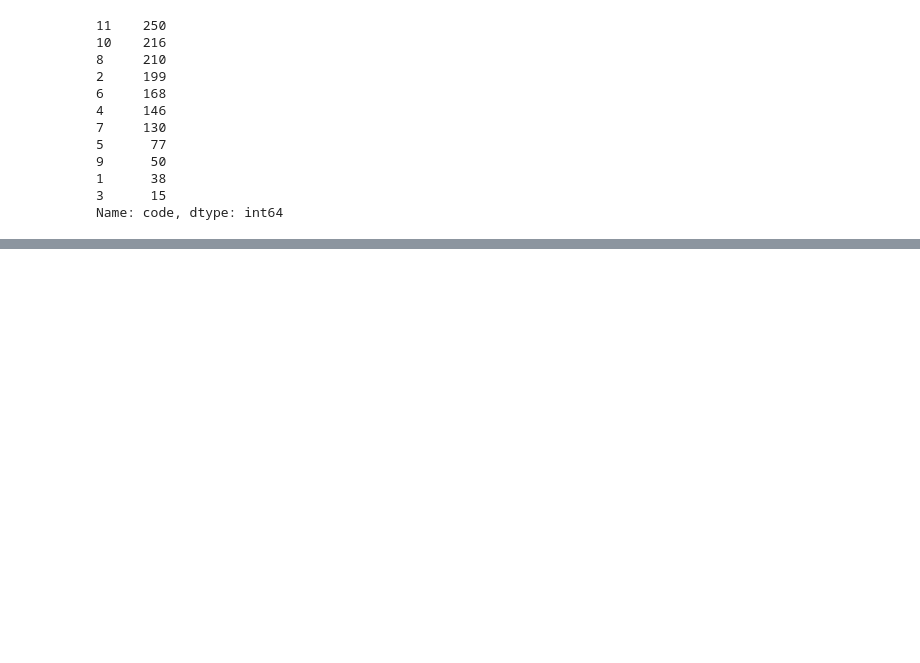
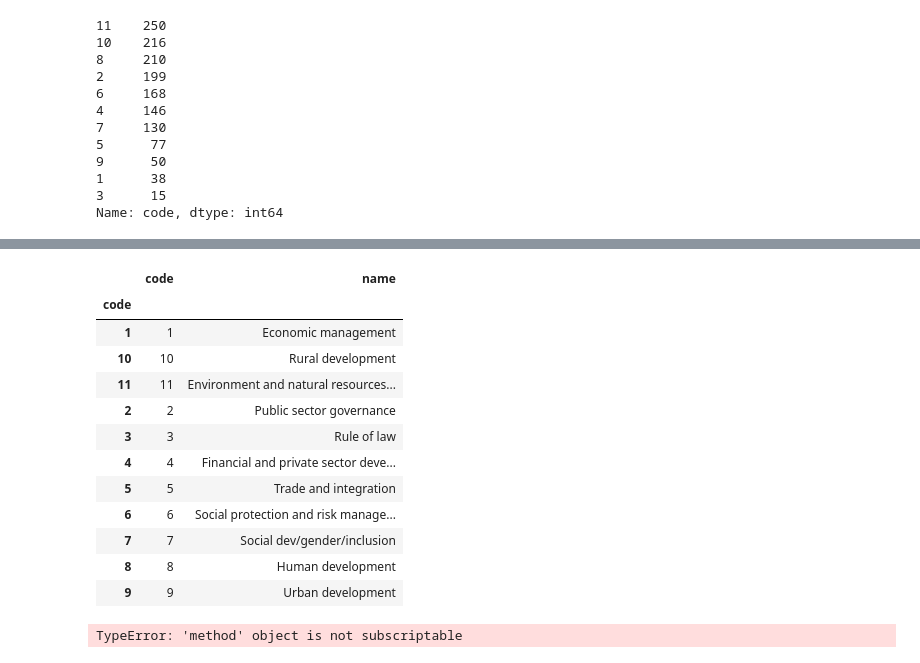
Before and after one commit to Zonk3/Springboard_5-2, a Jupyter notebook: sliderule_dsi_json_exercise.ipynb, the cells around one changed output, grey strips where cells are left out. Saved outputs shown, nothing was run; the diff lists cells and outputs as text; code cells hidden in the pictures; blank space fills up the shorter version.

```diff
--- a/sliderule_dsi_json_exercise.ipynb
+++ b/sliderule_dsi_json_exercise.ipynb
@@ -203,0 +202,37 @@ Name: code, dtype: int64
+# %%
+# Question #3
+
+import pandas as pd
+import json
+import numpy as np
+from pandas.io.json import json_normalize
+df = pd.read_json('data/world_bank_projects.json')
+theme= pd.DataFrame([val for pair in df['mjtheme_namecode'].values for val in pair])
+theme = theme.set_index('code').sort_index()
+out = theme.replace('').groupby('code').ffill().bfill()
+
+out.set_index('code').sort_index()
+out.drop_duplicates(['name', 'code'])
+# %% [output]
+|  | code | name |
+| code |  |  |
+| 1 | 1 | Economic management |
+| 10 | 10 | Rural development |
+| 11 | 11 | Environment and natural resources... |
+| 2 | 2 | Public sector governance |
+| 3 | 3 | Rule of law |
+| 4 | 4 | Financial and private sector deve... |
+| 5 | 5 | Trade and integration |
+| 6 | 6 | Social protection and risk manage... |
+| 7 | 7 | Social dev/gender/inclusion |
+| 8 | 8 | Human development |
+| 9 | 9 | Urban development |
+# %%
+import pandas as pd
+import json
+import numpy as np
+from pandas.io.json import json_normalize
+df = pd.read_json('data/world_bank_projects.json')
+df['mjtheme_namecode'].groupby['code', 'name'].size()
+# %% [output]
+TypeError: 'method' object is not subscriptable
```
Also changed, not shown: parts of 6 cells of this notebook.
